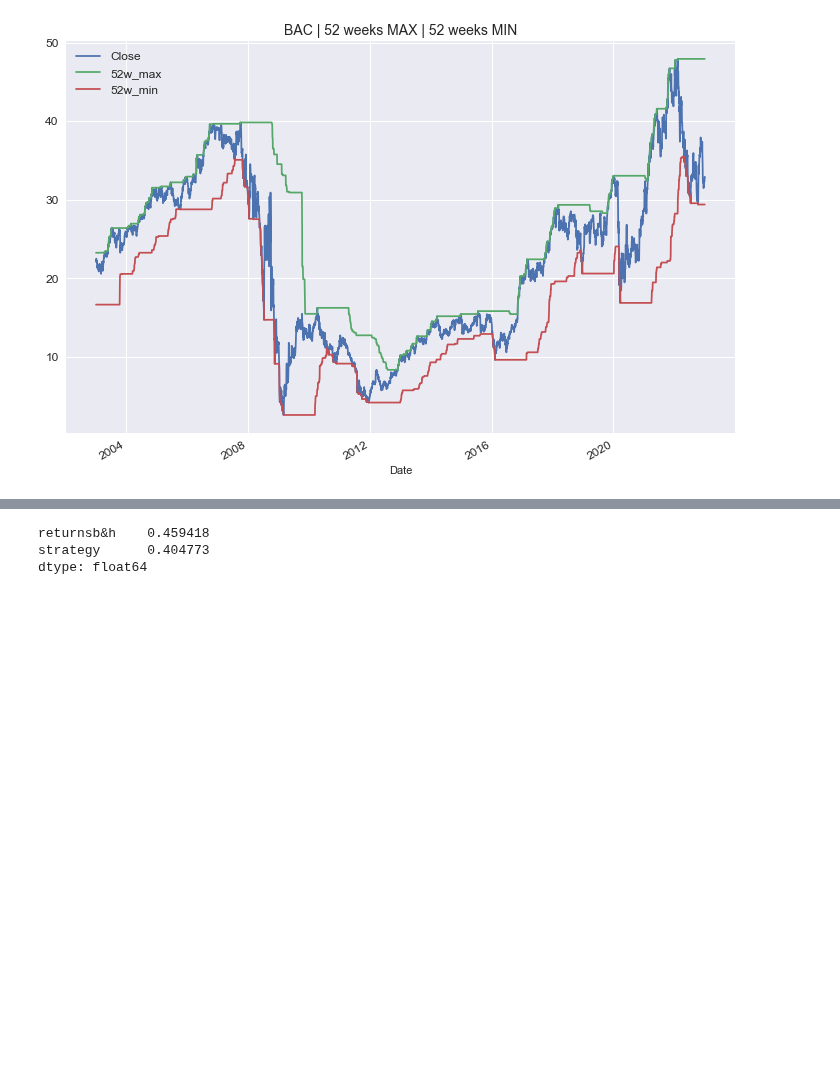
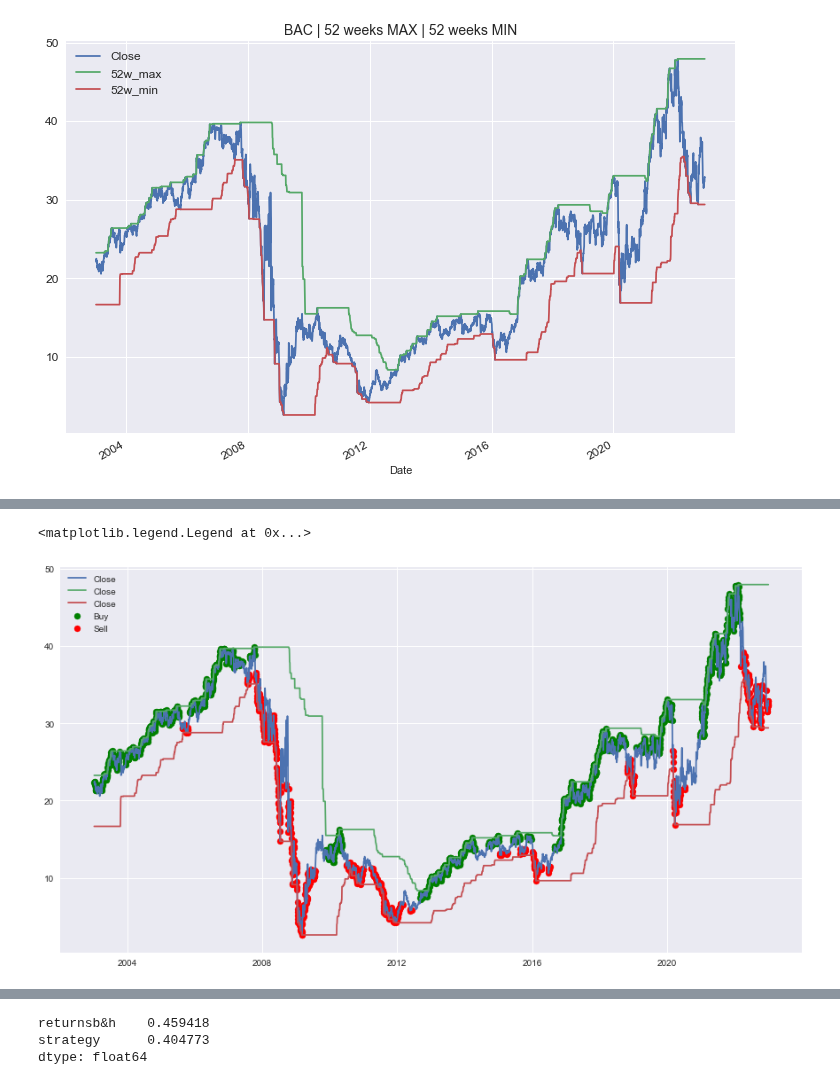
Before and after one commit to fadeeva/stock_market_research, a Jupyter notebook: classic/52_weeks/52weeks.ipynb, the cells around one changed output, grey strips where cells are left out. Drawn from its saved outputs; the diff is of its cells as text; code cells hidden in the pictures; blank space fills up the shorter version.

```diff
--- a/classic/52_weeks/52weeks.ipynb
+++ b/classic/52_weeks/52weeks.ipynb
@@ -421,0 +404,3 @@ data
+# %%
+position_1 = data[data['position'] == 1]
+position_1
@@ -421,0 +422,3 @@ data
+# %%
+position_m1 = data[data['position'] == -1]
+position_m1
@@ -421,0 +440,10 @@ data
+# %%
+fig, ax = plt.subplots(figsize=(15, 8))
+ax.plot(data.index, data[['Close', '52w_max', '52w_min']], label='Close')
+ax.scatter(position_1.index, position_1['Close'], label='Buy', c='g')
+ax.scatter(position_m1.index, position_m1['Close'], label='Sell', c='r')
+ax.grid(True)
+plt.legend()
+# %% [output]
+<matplotlib.legend.Legend at 0x...>
+[figure, added]
```
Also changed, not shown: parts of 34 cells of this notebook.
